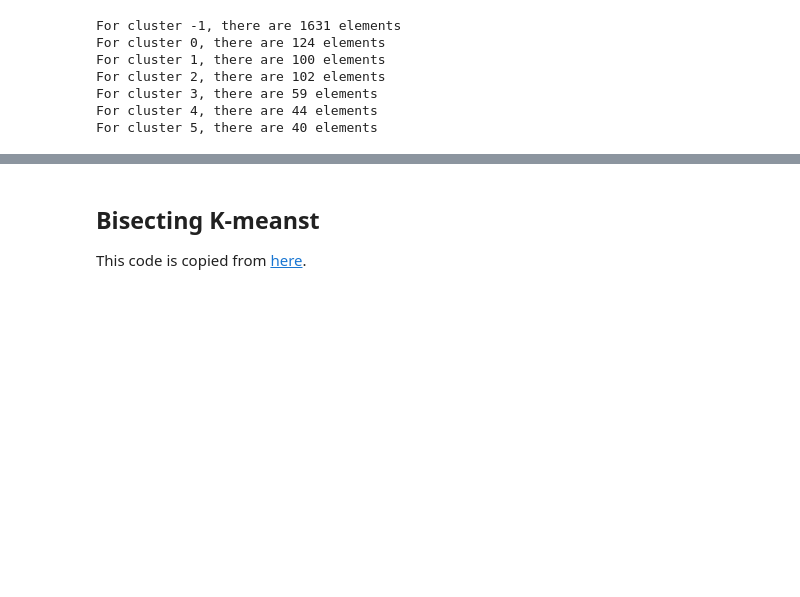
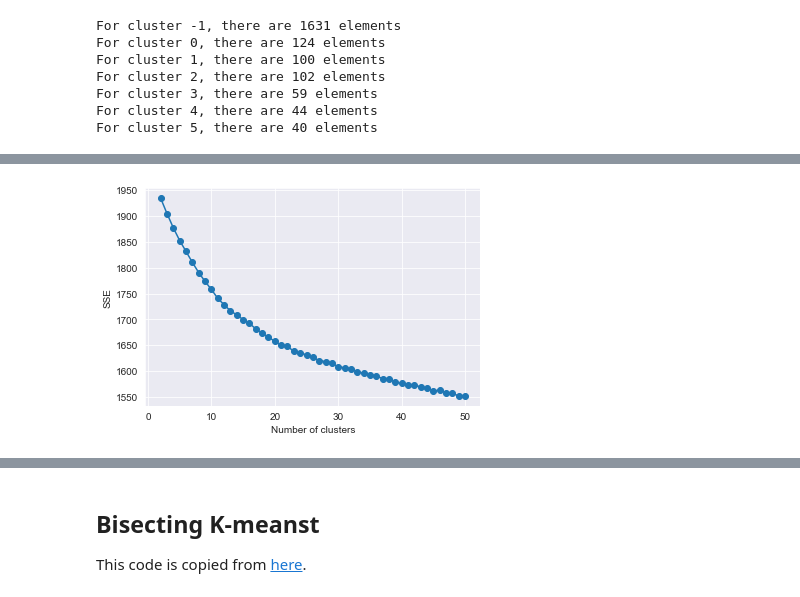
Before and after one commit to arnodeceuninck/data-mining-assignments, a Jupyter notebook: Assignment_3/assignment3.ipynb, the cells around one changed output, grey strips where cells are left out. Cells and saved outputs as stored; diff of their text form; code cells hidden in the pictures; blank space fills up the shorter version.

```diff
--- a/Assignment_3/assignment3.ipynb
+++ b/Assignment_3/assignment3.ipynb
@@ -175,0 +248,21 @@ For cluster 5, there are 40 elements
+# %%
+# Rerun K-means on those embeddings
+# Perform K-means for different numbers of clusters and plot the SSE
+from sklearn.cluster import KMeans
+from tqdm import tqdm
+import matplotlib.pyplot as plt
+
+MIN_CLUSTERS = 2
+MAX_CLUSTERS = 50
+#amount_of_clusters_to_try = MAX_CLUSTERS - MIN_CLUSTERS + 1
+sse_list = [] # List of tuples containing (number of clusters, SSE)
+
+
+for k in range(MIN_CLUSTERS, MAX_CLUSTERS+1):
+    kmeans = KMeans(n_clusters=k, random_state=0).fit(sentence_embeddings)
+
+    # Evaluate the clustering performance
+    sse = calculate_sse(kmeans.cluster_centers_, sentence_embeddings)
+    sse_list.append((k, sse))
+
+    print(f"For k = {k}, the SSE is {sse}")
@@ -175,0 +287,8 @@ For cluster 5, there are 40 elements
+# %%
+# Plot the SSE
+plt.plot([x[0] for x in sse_list], [x[1] for x in sse_list], '-o')
+plt.xlabel('Number of clusters')
+plt.ylabel('SSE')
+plt.savefig('cluster_count_sse.png')
+# %% [output]
+[figure, added]
```
Also changed, not shown: parts of 37 cells of this notebook, 12 other files.
